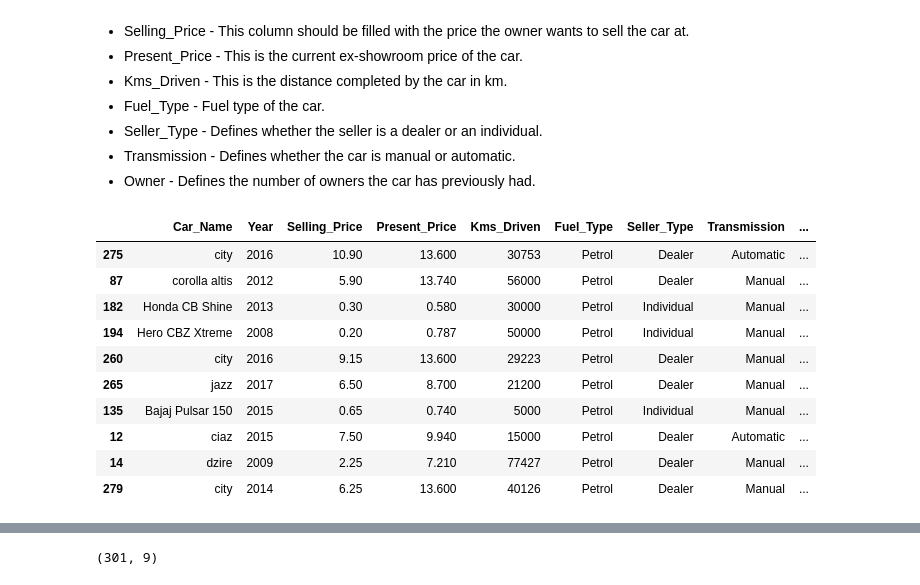
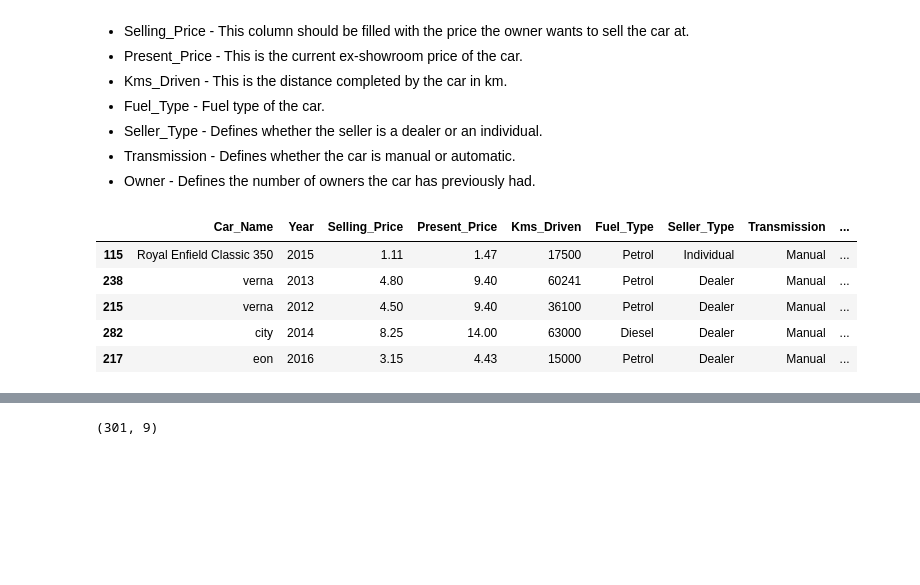
Before and after one commit to Bboofs/car-prediction, a Jupyter notebook: CarData.ipynb, the cells around one changed output, grey strips where cells are left out. Saved outputs shown, nothing was run; the diff lists cells and outputs as text; code cells hidden in the pictures; blank space fills up the shorter version.

```diff
--- a/CarData.ipynb
+++ b/CarData.ipynb
@@ -24,14 +28,9 @@ car_details_v3_df = pd.read_csv(r'./data/Car details v3.csv')
 # %%
-car_data_df.sample(10)
+car_data_df.sample(5)
 # %% [output]
 |  | Car_Name | Year | Selling_Price | Present_Price | Kms_Driven | Fuel_Type | Seller_Type | Transmission | ... |
-| 275 | city | 2016 | 10.90 | 13.600 | 30753 | Petrol | Dealer | Automatic | ... |
-| 87 | corolla altis | 2012 | 5.90 | 13.740 | 56000 | Petrol | Dealer | Manual | ... |
-| 182 | Honda CB Shine | 2013 | 0.30 | 0.580 | 30000 | Petrol | Individual | Manual | ... |
-| 194 | Hero CBZ Xtreme | 2008 | 0.20 | 0.787 | 50000 | Petrol | Individual | Manual | ... |
-| 260 | city | 2016 | 9.15 | 13.600 | 29223 | Petrol | Dealer | Manual | ... |
-| 265 | jazz | 2017 | 6.50 | 8.700 | 21200 | Petrol | Dealer | Manual | ... |
-| 135 | Bajaj Pulsar 150 | 2015 | 0.65 | 0.740 | 5000 | Petrol | Individual | Manual | ... |
-| 12 | ciaz | 2015 | 7.50 | 9.940 | 15000 | Petrol | Dealer | Automatic | ... |
-| 14 | dzire | 2009 | 2.25 | 7.210 | 77427 | Petrol | Dealer | Manual | ... |
-| 279 | city | 2014 | 6.25 | 13.600 | 40126 | Petrol | Dealer | Manual | ... |
+| 115 | Royal Enfield Classic 350 | 2015 | 1.11 | 1.47 | 17500 | Petrol | Individual | Manual | ... |
+| 238 | verna | 2013 | 4.80 | 9.40 | 60241 | Petrol | Dealer | Manual | ... |
+| 215 | verna | 2012 | 4.50 | 9.40 | 36100 | Petrol | Dealer | Manual | ... |
+| 282 | city | 2014 | 8.25 | 14.00 | 63000 | Diesel | Dealer | Manual | ... |
+| 217 | eon | 2016 | 3.15 | 4.43 | 15000 | Petrol | Dealer | Manual | ... |
```
Also changed, not shown: parts of 28 cells of this notebook, 1 other file.
